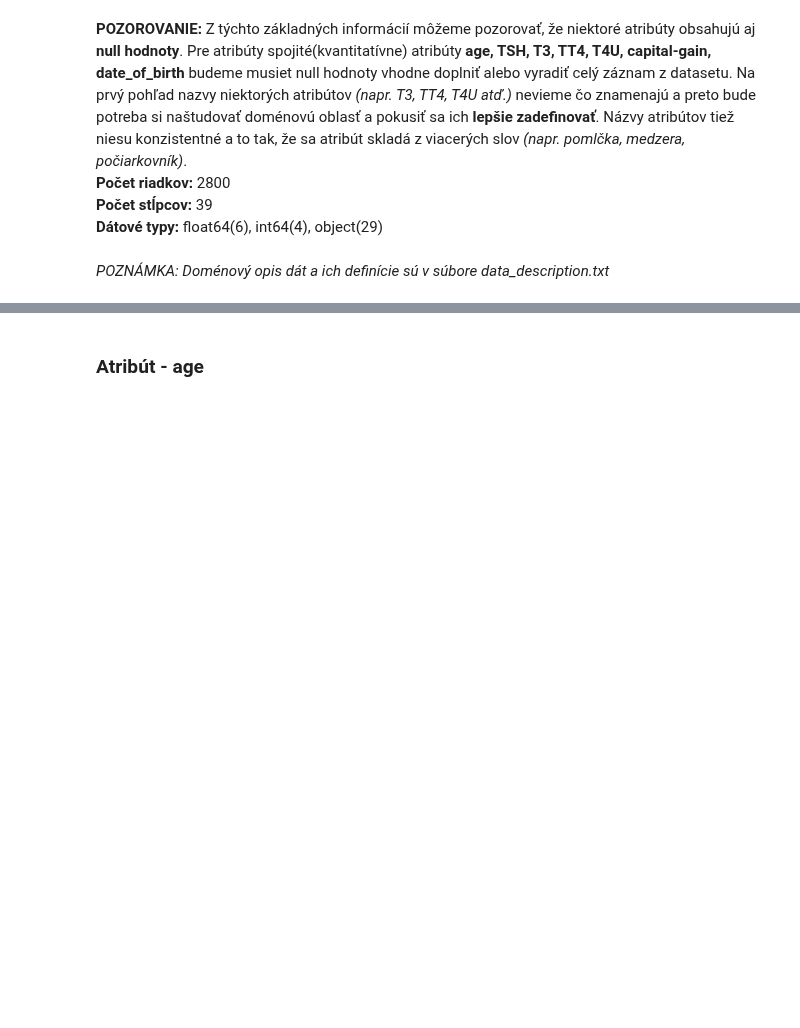
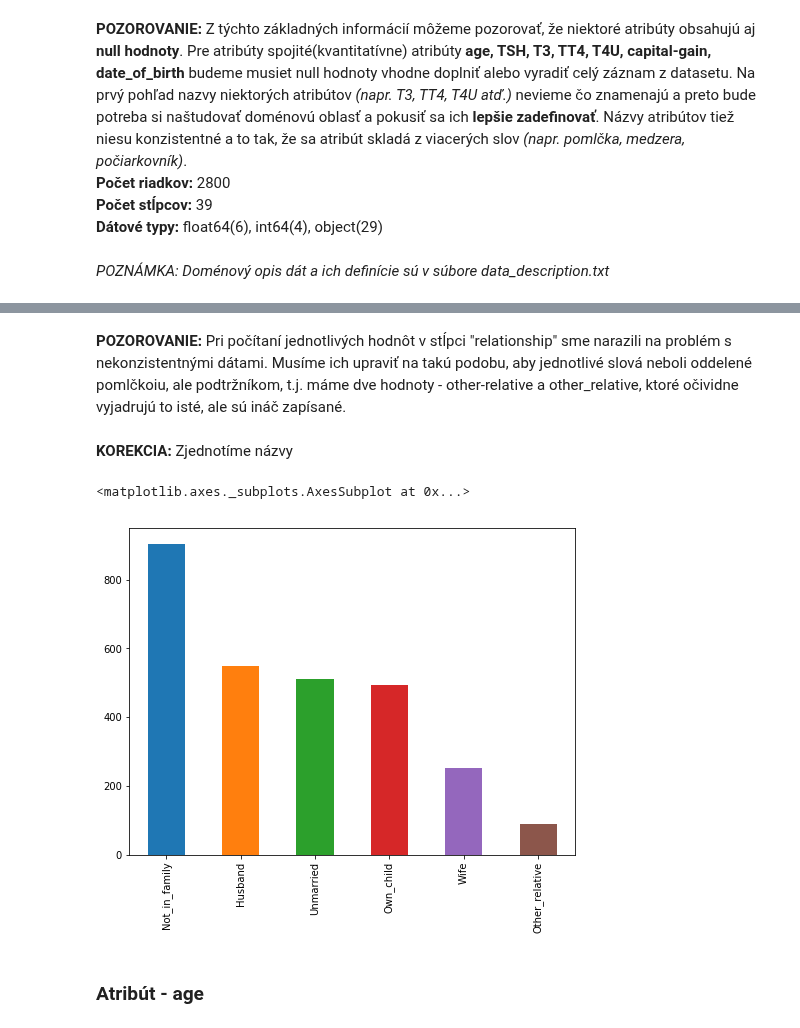
Before and after one commit to PeterJurkacek/IAU_2018_Jurkacek_Vyskoc, a Jupyter notebook: prieskumna_analyza.ipynb, the cells around one changed output, grey strips where cells are left out. Drawn from its saved outputs; the diff is of its cells as text; code cells hidden in the pictures; blank space fills up the shorter version.

Commit message:
pridanie relationship, personal_info a nejakych grafov

```diff
--- a/prieskumna_analyza.ipynb
+++ b/prieskumna_analyza.ipynb
@@ -120,3 +147,17 @@ V tejto časti si popíšeme každý jeden atribút osobitne.
+# %% [markdown]
+**POZOROVANIE:** Pri počítaní jednotlivých hodnôt v stĺpci "relationship" sme narazili na problém s nekonzistentnými dátami. Musíme ich upraviť na takú podobu, aby jednotlivé slová neboli oddelené pomlčkoiu, ale podtržníkom, t.j. máme dve hodnoty - other-relative a other_relative, ktoré očividne vyjadrujú to isté, ale sú ináč zapísané.
+# %% [markdown]
+**KOREKCIA:** Zjednotíme názvy
+# %%
+new_column = '_relationship'
+data[new_column] = data['relationship'].apply(str.strip)
+data[new_column] = data[new_column].replace('Other-relative', 'Other_relative')
+data[new_column] = data[new_column].replace('Own-child', 'Own_child')
+data[new_column] = data[new_column].replace('Not-in-family', 'Not_in_family')
+data[new_column].value_counts().plot(kind='bar')
+# %% [output]
+<matplotlib.axes._subplots.AxesSubplot at 0x...>
+[figure, added]
 # %% [markdown]
 ### Atribút - age
 # %%
```
Also changed, not shown: parts of 113 cells of this notebook.
